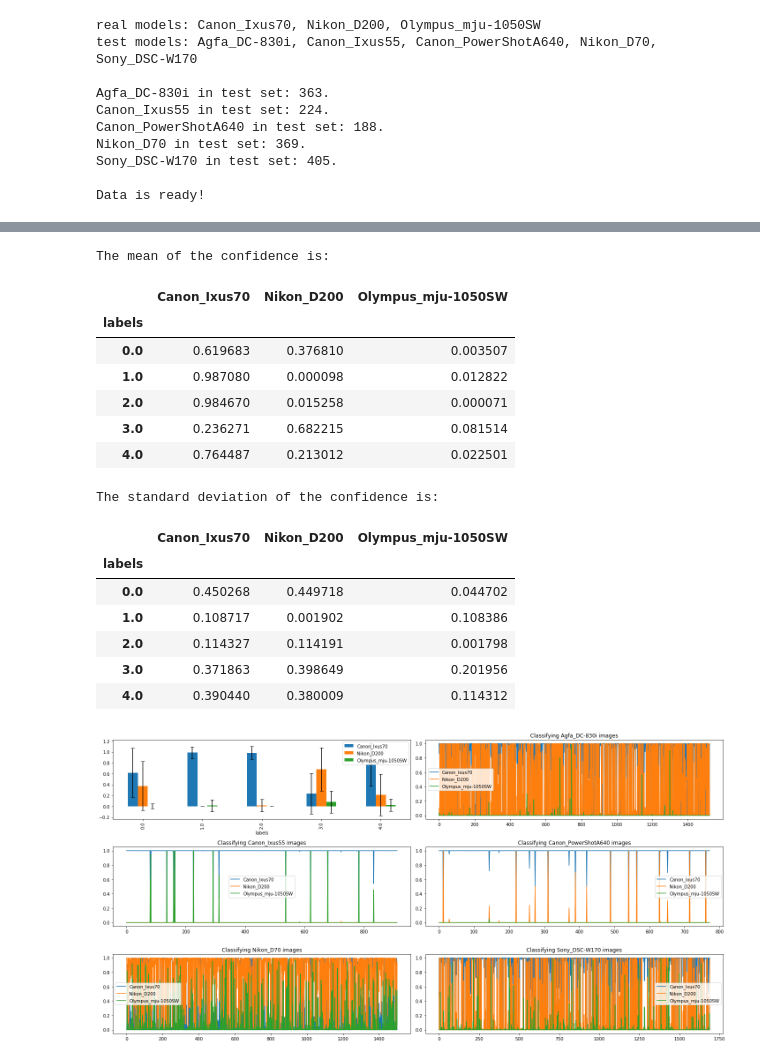
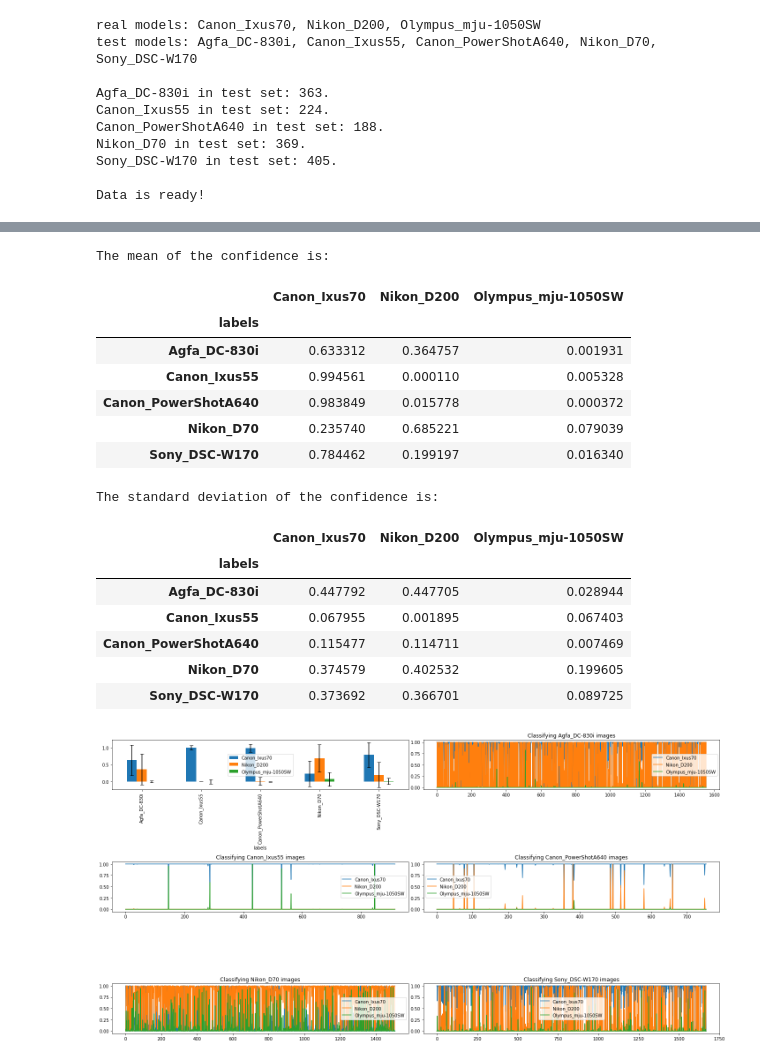
Before and after one commit to jiarongp/CamModel, a Jupyter notebook: unseen_test.ipynb, the cells around one changed output, grey strips where cells are left out. Saved outputs shown, nothing was run; the diff lists cells and outputs as text; code cells hidden in the pictures.

```diff
--- a/unseen_test.ipynb
+++ b/unseen_test.ipynb
@@ -90,46 +97,56 @@ index are predictions, columns are ground truth
+# %%
+labels = np.hstack((labels))
+labels = np.asarray([unseen_model[label] for label in labels])
+conf = np.vstack((conf))
+
+dc = {'labels': labels}
+for i in range(len(real_model)):
+    dc[real_model[i]] = [c[i] for c in conf]
 # %%
-labels = np.hstack((labels))
-conf = np.vstack((conf))
-
-df = pd.DataFrame(np.hstack((np.expand_dims(labels, axis=1), conf)), columns=['labels']+real_model.tolist())
+df = pd.DataFrame(dc)
 print('The mean of the confidence is: \n')
 mean = df.groupby(['labels']).mean()
 display(mean)
 print('The standard deviation of the confidence is: \n')
 error = df.groupby(['labels']).std()
 display(error)
 
 fig, axes = plt.subplots(nrows=3, ncols=2, figsize=(20, 10))
 mean.plot.bar(yerr=error, ax=axes[0,0], capsize=4)
 
 # for all the images' real label is a certain camera, for example Canon_Ixus70,
 # how does these images are classified ? The magnitude of the histogram indicate how
 # sure is the model classified the image as one camera(show by color)
 graph = {0:axes[0,1], 1:axes[1,0], 2:axes[1, 1], 3:axes[2, 0], 4:axes[2, 1]}
 
-for i in range(len(unseen_model)):
+i = 0
+for model in unseen_model:
     weights = []
-    idx = np.hstack(np.argwhere(labels==i))
+    # find out the corresponding true labels
+    idx = np.hstack(np.argwhere(labels==model))
+
     for j in range(len(real_model)):
-        weights.append([i[j] for i in conf[idx]])
+        # for each camera label, it has a list to store its weights
+        weights.append([c[j] for c in conf[idx]])
     df = pd.DataFrame(np.array(weights).transpose(), columns=real_model)
-    df.plot( title='Classifying ' + unseen_model[i] + ' images', ax=graph[i])
+    df.plot( title='Classifying ' + model + ' images', ax=graph[i])
+    i += 1
 plt.tight_layout()
 # %% [output]
 The mean of the confidence is:
 |  | Canon_Ixus70 | Nikon_D200 | Olympus_mju-1050SW |
 | labels |  |  |  |
-| 0.0 | 0.619683 | 0.376810 | 0.003507 |
-| 1.0 | 0.987080 | 0.000098 | 0.012822 |
-| 2.0 | 0.984670 | 0.015258 | 0.000071 |
-| 3.0 | 0.236271 | 0.682215 | 0.081514 |
-| 4.0 | 0.764487 | 0.213012 | 0.022501 |
+| Agfa_DC-830i | 0.633312 | 0.364757 | 0.001931 |
+| Canon_Ixus55 | 0.994561 | 0.000110 | 0.005328 |
+| Canon_PowerShotA640 | 0.983849 | 0.015778 | 0.000372 |
+| Nikon_D70 | 0.235740 | 0.685221 | 0.079039 |
+| Sony_DSC-W170 | 0.784462 | 0.199197 | 0.016340 |
 The standard deviation of the confidence is:
 |  | Canon_Ixus70 | Nikon_D200 | Olympus_mju-1050SW |
 | labels |  |  |  |
-| 0.0 | 0.450268 | 0.449718 | 0.044702 |
-| 1.0 | 0.108717 | 0.001902 | 0.108386 |
-| 2.0 | 0.114327 | 0.114191 | 0.001798 |
-| 3.0 | 0.371863 | 0.398649 | 0.201956 |
-| 4.0 | 0.390440 | 0.380009 | 0.114312 |
+| Agfa_DC-830i | 0.447792 | 0.447705 | 0.028944 |
+| Canon_Ixus55 | 0.067955 | 0.001895 | 0.067403 |
+| Canon_PowerShotA640 | 0.115477 | 0.114711 | 0.007469 |
+| Nikon_D70 | 0.374579 | 0.402532 | 0.199605 |
+| Sony_DSC-W170 | 0.373692 | 0.366701 | 0.089725 |
-[figure, old version]
+[figure, new version]
```
Also changed, not shown: parts of 2 cells of this notebook, 5 other files.
